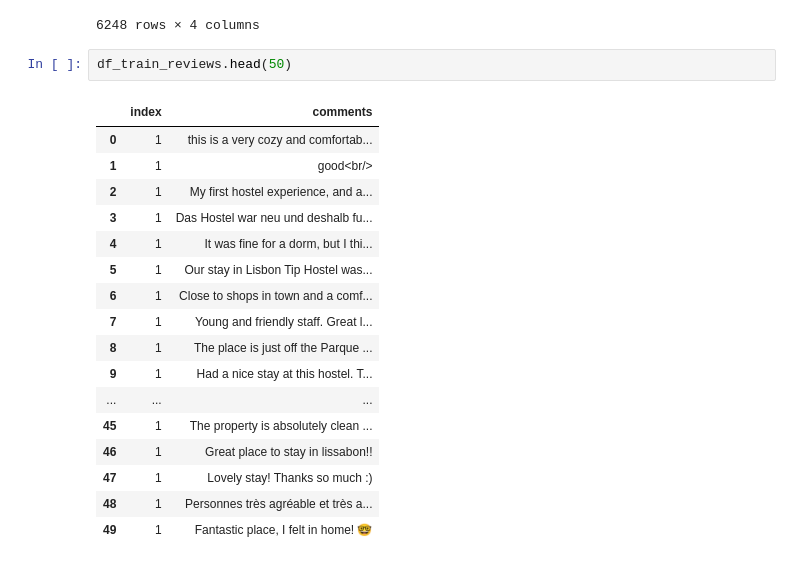
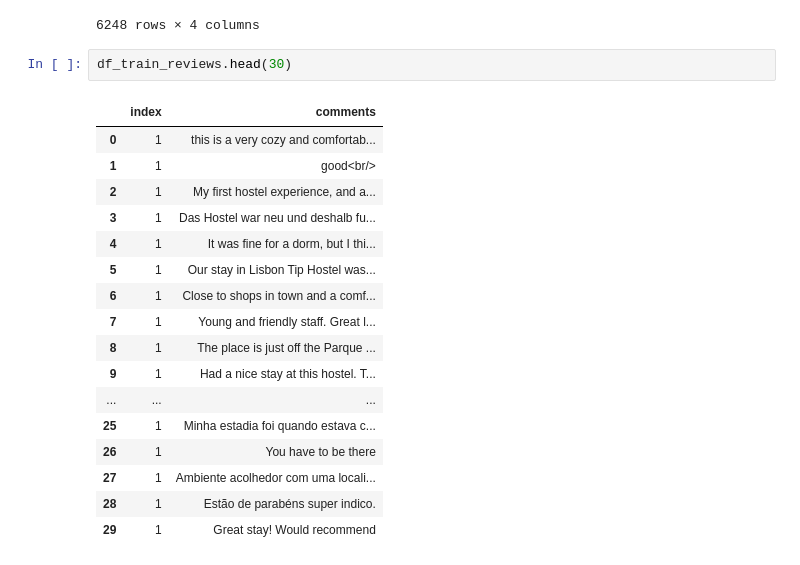
Before and after one commit to ontenkutsenko/NLP_Airbnb_Delisting_Prediction, a Jupyter notebook: Baseline.ipynb, the cells around one changed output. Cells and saved outputs as stored; diff of their text form.

```diff
--- a/Baseline.ipynb
+++ b/Baseline.ipynb
@@ -42,22 +59,22 @@ df_train
 | 6247 | 6248 | These apartments are very well lo... | A base da minha vida é a minha fa... | 0 |
 6248 rows × 4 columns
 # %%
-df_train_reviews.head(50)
+df_train_reviews.head(30)
 # %% [output]
 |  | index | comments |
 | 0 | 1 | this is a very cozy and comfortab... |
 | 1 | 1 | good<br/> |
 | 2 | 1 | My first hostel experience, and a... |
 | 3 | 1 | Das Hostel war neu und deshalb fu... |
 | 4 | 1 | It was fine for a dorm, but I thi... |
 | 5 | 1 | Our stay in Lisbon Tip Hostel was... |
 | 6 | 1 | Close to shops in town and a comf... |
 | 7 | 1 | Young and friendly staff. Great l... |
 | 8 | 1 | The place is just off the Parque ... |
 | 9 | 1 | Had a nice stay at this hostel. T... |
 | ... | ... | ... |
-| 45 | 1 | The property is absolutely clean ... |
-| 46 | 1 | Great place to stay in lissabon!! |
-| 47 | 1 | Lovely stay! Thanks so much :) |
-| 48 | 1 | Personnes très agréable et très a... |
-| 49 | 1 | Fantastic place, I felt in home! 🤓 |
+| 25 | 1 | Minha estadia foi quando estava c... |
+| 26 | 1 | You have to be there |
+| 27 | 1 | Ambiente acolhedor com uma locali... |
+| 28 | 1 | Estão de parabéns super indico. |
+| 29 | 1 | Great stay! Would recommend |
```
Also changed, not shown: parts of 12 cells of this notebook.
